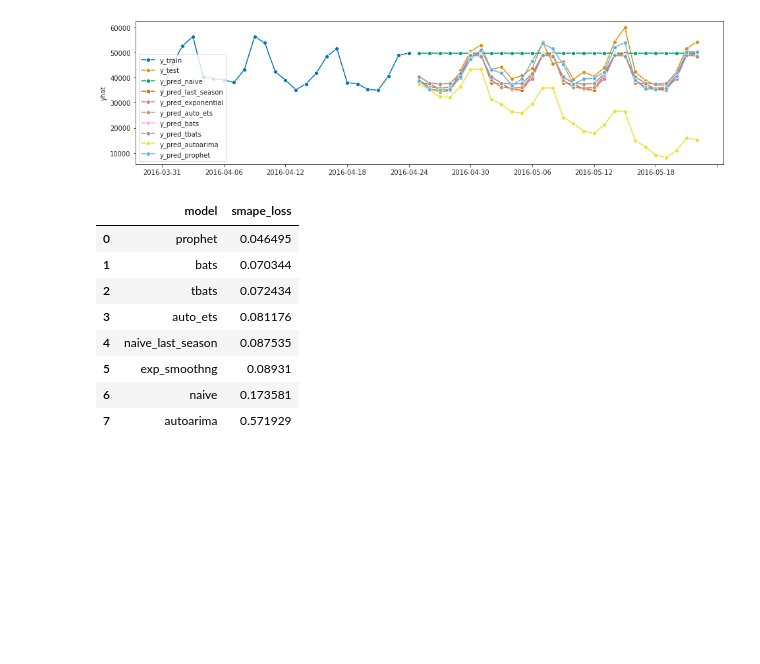
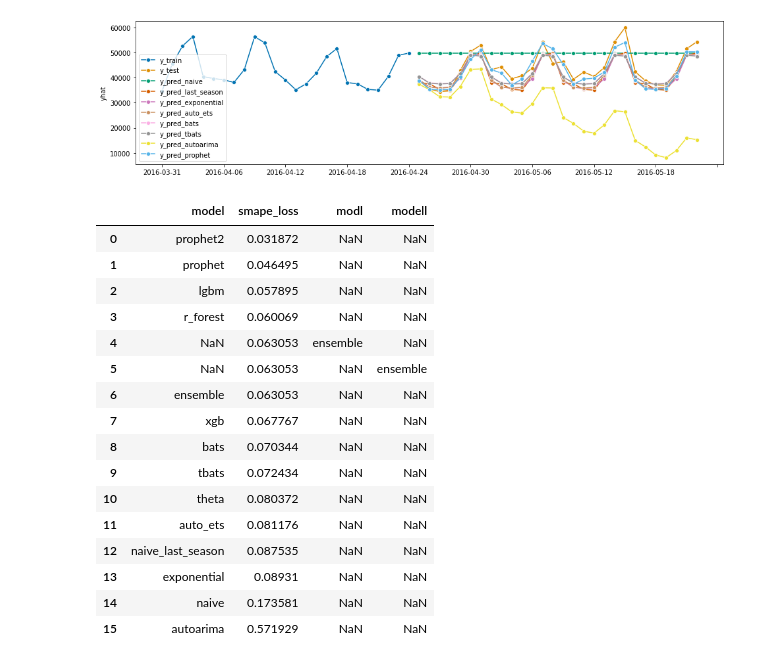
Before and after one commit to ElizabethSebastian/Sales-Forecasting, a Jupyter notebook: Code/02_sk_models.ipynb, the cells around one changed output. Saved outputs shown, nothing was run; the diff lists cells and outputs as text; code cells hidden in the pictures; blank space fills up the shorter version.

```diff
--- a/Forecast.ipynb
+++ b/Code/02_sk_models.ipynb
@@ -131,7 +141,7 @@ def save_model(model_name):
 result=pd.DataFrame(columns=['model', 'smape_loss'])
 # %%
 def load_model(model_name, y_train, y_test, y_prediction):
-    filename = './Models/'+str(model_name)+'.pkl'
+    filename = '../Models/'+str(model_name)+'.pkl'
     loaded_model = pickle.load(open(filename, 'rb'))
     plot_series(y_train[-40:], y_test, y_prediction, labels=["y_train", "y_test", "y_pred_"+str(model_name)])
     result=smape_loss(y_test, y_prediction)
@@ -355,6 +375,7 @@ y_train.reset_index()
 1913 rows × 2 columns
 # %%
 z_test.index.freq='D'
+z_train.index.freq='D'
 # %%
 fh_p = np.arange(len(z_test)) + 1
 fh_p = ForecastingHorizon(z_test.index, is_relative=False)
@@ -501,7 +513,7 @@ gscv.best_params_
 {'regressor': LGBMRegressor(), 'window_length': 28}
 # %%
 forecaster = ReducedForecaster(regressor=lgb,scitype='regressor', window_length = 28)
-forecaster.fit(z_train)
+forecaster.fit(y_train)
 y_pred = forecaster.predict(fh.to_relative(cutoff=y_train.index[-1]))
 y_pred.index = y_test.index
 # %%
@@ -670,0 +699,7 @@ smape_loss(y_test, y_pred_es)
+# %%
+loss_ensemble=load_model('ensemble', y_train, y_test, y_pred_es)
+
+myindex = result.shape[0]+1
+result.at[myindex,'model']='ensemble'
+result.at[myindex,'smape_loss']=loss_ensemble
+result[result['model']=='ensemble']
@@ -678,16 +717,25 @@ plot_series(y_train[-25:], y_test, y_pred_naive,y_pred_last_season, y_pred_expon
 # %%
 result=result.sort_values('smape_loss',ignore_index=True)
 #result=result.style.apply(highlight_max)
+result.to_csv('../Dataset/results.csv')
 result
 # %% [output]
-|  | model | smape_loss |
-| 0 | prophet | 0.046495 |
-| 1 | bats | 0.070344 |
-| 2 | tbats | 0.072434 |
-| 3 | auto_ets | 0.081176 |
-| 4 | naive_last_season | 0.087535 |
-| 5 | exp_smoothng | 0.08931 |
-| 6 | naive | 0.173581 |
-| 7 | autoarima | 0.571929 |
+|  | model | smape_loss | modl | modell |
+| 0 | prophet2 | 0.031872 | NaN | NaN |
+| 1 | prophet | 0.046495 | NaN | NaN |
+| 2 | lgbm | 0.057895 | NaN | NaN |
+| 3 | r_forest | 0.060069 | NaN | NaN |
+| 4 | NaN | 0.063053 | ensemble | NaN |
+| 5 | NaN | 0.063053 | NaN | ensemble |
+| 6 | ensemble | 0.063053 | NaN | NaN |
+| 7 | xgb | 0.067767 | NaN | NaN |
+| 8 | bats | 0.070344 | NaN | NaN |
+| 9 | tbats | 0.072434 | NaN | NaN |
+| 10 | theta | 0.080372 | NaN | NaN |
+| 11 | auto_ets | 0.081176 | NaN | NaN |
+| 12 | naive_last_season | 0.087535 | NaN | NaN |
+| 13 | exponential | 0.08931 | NaN | NaN |
+| 14 | naive | 0.173581 | NaN | NaN |
+| 15 | autoarima | 0.571929 | NaN | NaN |
 # %%
 import matplotlib.pyplot as plt
```
Also changed, not shown: parts of 29 cells of this notebook, 8 other files.
